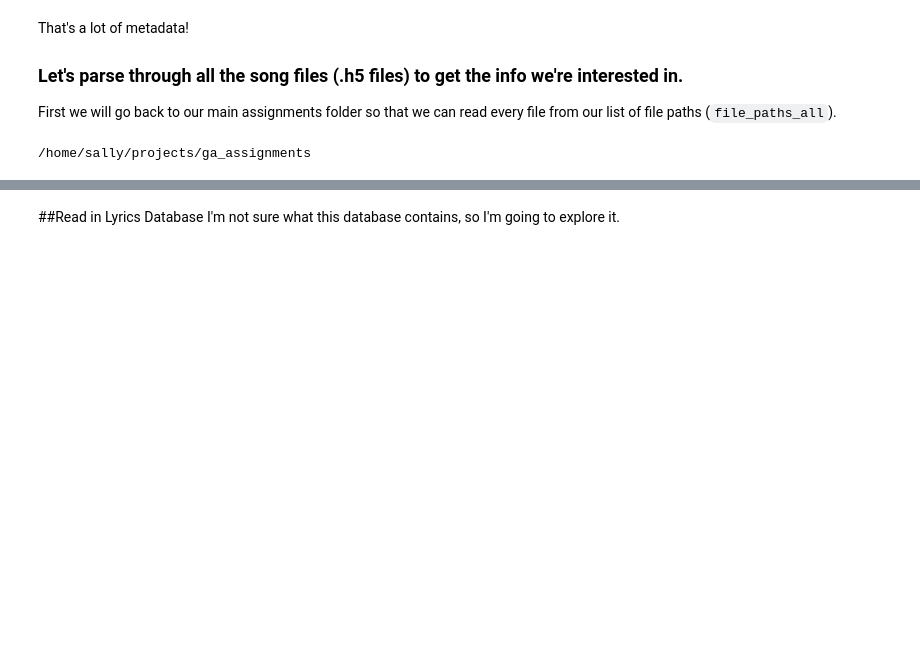
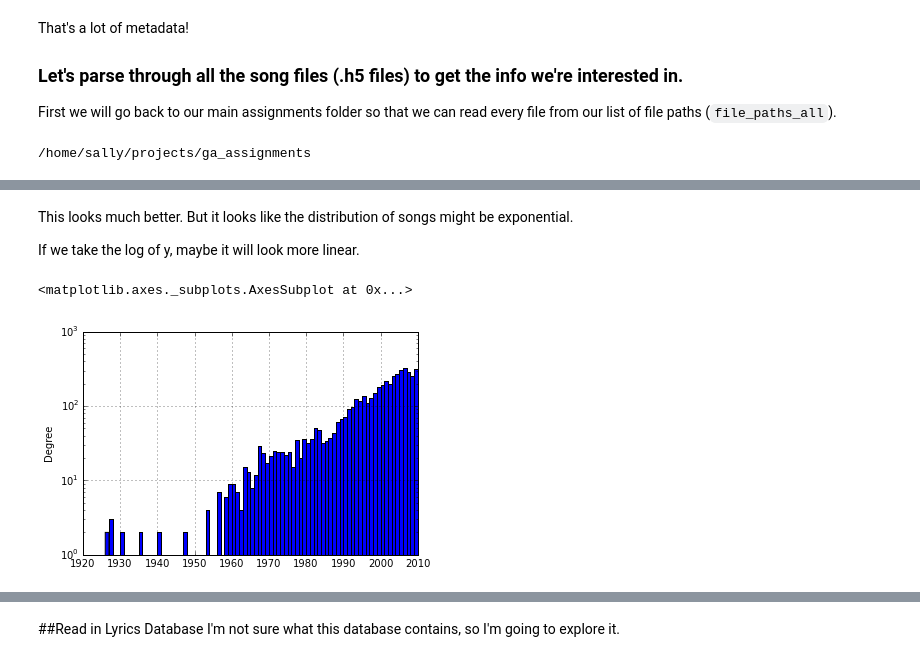
Before and after one commit to sallyi/ga_assignments, a Jupyter notebook: Project1.ipynb, the cells around one changed output, grey strips where cells are left out. Saved outputs shown, nothing was run; the diff lists cells and outputs as text; code cells hidden in the pictures; blank space fills up the shorter version.

```diff
--- a/Project1.ipynb
+++ b/Project1.ipynb
@@ -147,0 +115,8 @@ Songs/MillionSongSubset/data/B/E/E/TRBEEEP128F426C17D.h5
+# %%
+import pandas as pd
+
+i = 1 # The number of the song we're parsing
+df = pd.DataFrame(columns=('Track_Id', 'Title', 'Year','Song_Popular',
+                           'Duration','Loudness','Tempo','Time_Sig','Danceability','Key',
+                           'Artist','Artist_Popular','Artist_Famil','Artist_Location','Artist_Genres'))
+df
@@ -147,0 +229,10 @@ Songs/MillionSongSubset/data/B/E/E/TRBEEEP128F426C17D.h5
+# %% [markdown]
+This looks much better. But it looks like the distribution of songs might be exponential.
+
+If we take the log of y, maybe it will look more linear.
+# %%
+df_clean.loc[df_clean['Year'] == 0, 'Year'] = np.nan
+df_clean.Year.plot(logy=True, kind='hist', bins=yr_range)
+# %% [output]
+<matplotlib.axes._subplots.AxesSubplot at 0x...>
+[figure, added]
```
Also changed, not shown: parts of 24 cells of this notebook.
